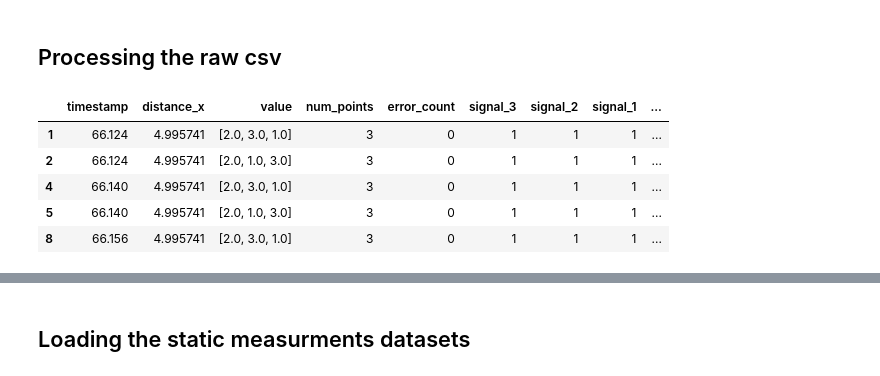
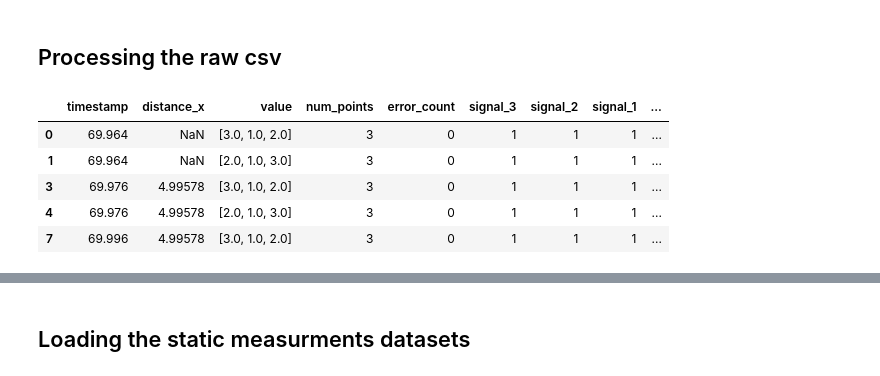
Before and after one commit to MarlonRiv/uvdar_core, a Jupyter notebook: scripts/Processing_evaluation_distance.ipynb, the cells around one changed output, grey strips where cells are left out. Saved outputs shown, nothing was run; the diff lists cells and outputs as text; code cells hidden in the pictures.

```diff
--- a/scripts/Processing_evaluation_distance.ipynb
+++ b/scripts/Processing_evaluation_distance.ipynb
@@ -1,7 +1,6 @@
 # %% [markdown]
 ## Processing the raw csv
 # %%
-#Loading the data
 import pandas as pd
 import os
 import numpy as np
@@ -9,7 +8,7 @@ import numpy as np
 import ast
 
 
-input_csv_path = os.path.expanduser('~/Desktop/MRS_Master_Project/rosbags/simulation/raw_csv/static_otsu_adaptive_experiment_v3.csv')
+input_csv_path = os.path.expanduser('~/Desktop/MRS_Master_Project/rosbags/simulation/raw_csv/static_otsu_adaptive_heading_experiment_v3.csv')
 data = pd.read_csv(input_csv_path)
 
 #Ensure that the 'value' column is a list
@@ -50,35 +49,35 @@ def check_signal_2(values):
 def check_signal_1(values):
     return 1 if 1.0 in values else 0
 
 
 # Check if the signal 3 is still present
 data['signal_3'] = data['value'].apply(check_signal_3)
 
 # Check if the signal 2 is still present
 data['signal_2'] = data['value'].apply(check_signal_2)
 
 # Check if the signal 1 is still present
 data['signal_1'] = data['value'].apply(check_signal_1)
 
 
 specified_distances = np.array([5, 8, 11, 14, 17, 20])
 
 # Assigning each data point to the nearest specified distance
 data['nearest_distance'] = specified_distances[np.abs(specified_distances[:, np.newaxis] - data['distance_x'].values).argmin(axis=0)]
 
 # Save the cleaned data to a new CSV file
 cleaned_file_path = os.path.expanduser('~/Desktop/MRS_Master_Project/rosbags/simulation/processed_csv/static_otsu_adaptive_heading_exp_v3_processed.csv')
 
 data.to_csv(cleaned_file_path, index=False)
 
 cleaned_file_path
 
 
 data.head()
 # %% [output]
 |  | timestamp | distance_x | value | num_points | error_count | signal_3 | signal_2 | signal_1 | ... |
-| 1 | 66.124 | 4.995741 | [2.0, 3.0, 1.0] | 3 | 0 | 1 | 1 | 1 | ... |
-| 2 | 66.124 | 4.995741 | [2.0, 1.0, 3.0] | 3 | 0 | 1 | 1 | 1 | ... |
-| 4 | 66.140 | 4.995741 | [2.0, 3.0, 1.0] | 3 | 0 | 1 | 1 | 1 | ... |
-| 5 | 66.140 | 4.995741 | [2.0, 1.0, 3.0] | 3 | 0 | 1 | 1 | 1 | ... |
-| 8 | 66.156 | 4.995741 | [2.0, 3.0, 1.0] | 3 | 0 | 1 | 1 | 1 | ... |
+| 0 | 69.964 | NaN | [3.0, 1.0, 2.0] | 3 | 0 | 1 | 1 | 1 | ... |
+| 1 | 69.964 | NaN | [2.0, 1.0, 3.0] | 3 | 0 | 1 | 1 | 1 | ... |
+| 3 | 69.976 | 4.99578 | [3.0, 1.0, 2.0] | 3 | 0 | 1 | 1 | 1 | ... |
+| 4 | 69.976 | 4.99578 | [2.0, 1.0, 3.0] | 3 | 0 | 1 | 1 | 1 | ... |
+| 7 | 69.996 | 4.99578 | [3.0, 1.0, 2.0] | 3 | 0 | 1 | 1 | 1 | ... |
```
Also changed, not shown: parts of 8 cells of this notebook, 1 other file.
